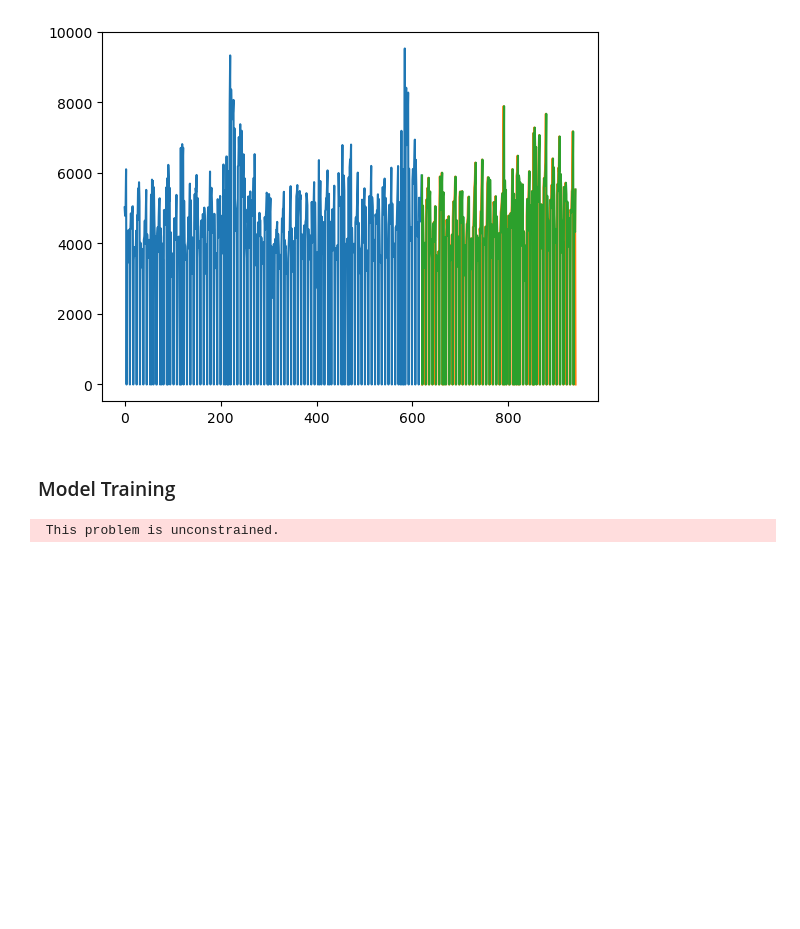
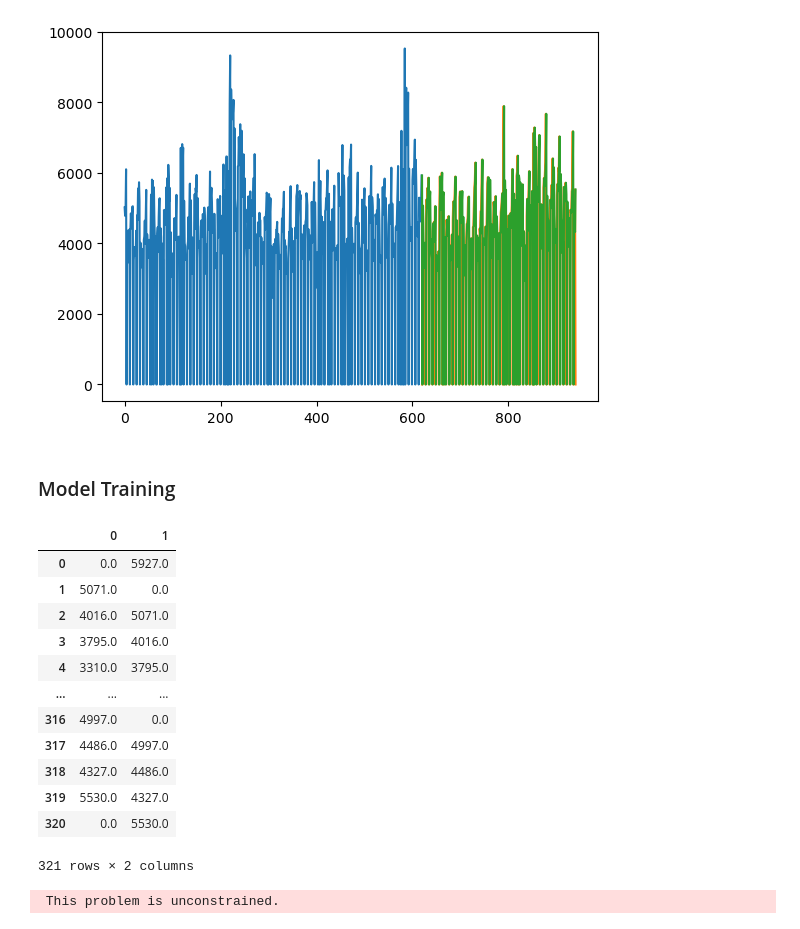
Before and after one commit to amanods/Rossmann_Sales_Prediction, a Jupyter notebook: rossmann_store_analysis_forecast_2.ipynb, the cells around one changed output. Saved outputs shown, nothing was run; the diff lists cells and outputs as text; code cells hidden in the pictures; blank space fills up the shorter version.

```diff
--- a/rossmann_store_analysis_forecast_2.ipynb
+++ b/rossmann_store_analysis_forecast_2.ipynb
@@ -247,6 +250,22 @@ Test RMSE: 3010.634
 [figure]
 # %% [markdown]
 ### Model Training
+# %%
+pd.concat([pd.Series(test_y_per), pd.Series(predictions)], axis=1)
+# %% [output]
+|  | 0 | 1 |
+| 0 | 0.0 | 5927.0 |
+| 1 | 5071.0 | 0.0 |
+| 2 | 4016.0 | 5071.0 |
+| 3 | 3795.0 | 4016.0 |
+| 4 | 3310.0 | 3795.0 |
+| ... | ... | ... |
+| 316 | 4997.0 | 0.0 |
+| 317 | 4486.0 | 4997.0 |
+| 318 | 4327.0 | 4486.0 |
+| 319 | 5530.0 | 4327.0 |
+| 320 | 0.0 | 5530.0 |
+321 rows × 2 columns
 # %%
 from codecs import ignore_errors
 from statsmodels.tsa.statespace.sarimax import SARIMAX
```
Also changed, not shown: parts of 6 cells of this notebook, 2 other files.
